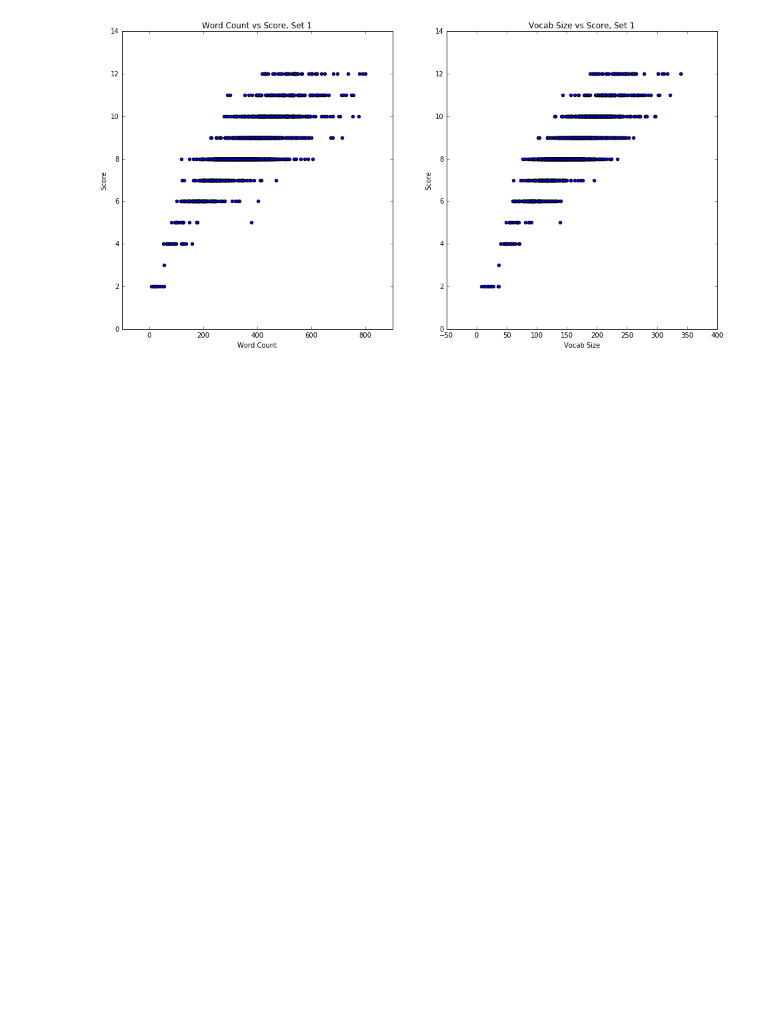
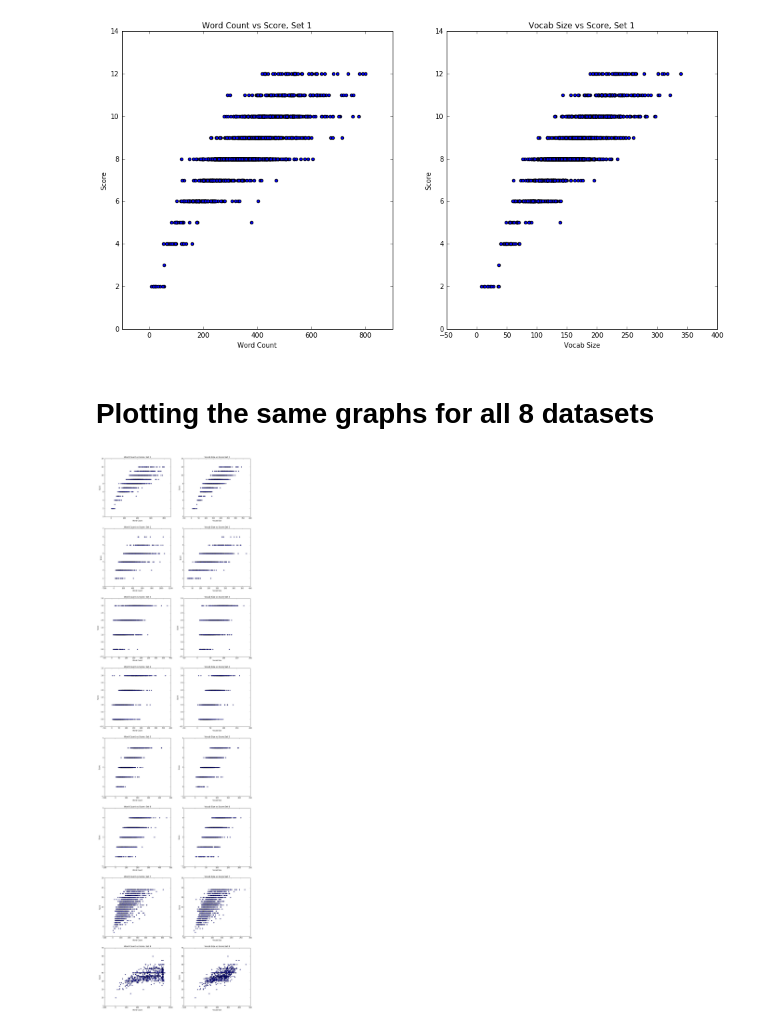
Before and after one commit to ComedianBlacki/Automated-Essay-Grading, a Jupyter notebook: report.ipynb, the cells around one changed output. Cells and saved outputs as stored; diff of their text form; code cells hidden in the pictures; blank space fills up the shorter version.

Commit message:
added graphs for all 8 datasets

```diff
--- a/report.ipynb
+++ b/report.ipynb
@@ -184,6 +192,7 @@ texts = train_by_set[0]['essay'].values
 
 # be aware that different essay sets have different scoring systems
 # be sure to choose correct column
+for train in train_by_set:
 scores = list(train_by_set[0]['domain1_score'].values)
 
 word_counts = []
@@ -195,7 +204,7 @@ print "Calculating word counts..."
 
 # calc vocab size and word counts
 for essay in texts:
-    vocabs.append(vectorizer2.fit_transform(split_by_words(essay)).toarray().shape[1])
+    vocabs.append(vectorizer.fit_transform(split_by_words(essay)).toarray().shape[1])
     word_counts.append(get_word_count(essay))
 
 
@@ -220,3 +229,42 @@ plt.show()
 Calculating word counts...
 Plotting data...
 [figure]
+# %% [markdown]
+# Plotting the same graphs for all 8 datasets
+# %%
+vectorizer = CountVectorizer()
+
+_, ax = plt.subplots(8, 2, figsize=(16, 60))
+
+# for dataset 1 - 4, we can use domain1_score
+
+def plot_visuals(data, title, ax1, ax2):
+    word_counts = []
+    vocabs = []
+    #scores = list(data[column_name].values)
+    scores = list(data['domain1_score'].values)
+
+    texts = data['essay'].values
+    for essay in texts:
+        vocabs.append(vectorizer.fit_transform(split_by_words(essay)).toarray().shape[1])
+        word_counts.append(get_word_count(essay))
+
+    # plot essay set number 1 word count versus score
+    ax1.set_title('Word Count vs Score: ' + title)
+    ax1.set_xlabel('Word Count')
+    ax1.set_ylabel('Score')
+    ax1.scatter(word_counts, scores)
+
+    # plot essay set number 1 vocab size versus score
+    ax2.set_title('Vocab Size vs Score:' + title)
+    ax2.set_xlabel('Vocab Size')
+    ax2.set_ylabel('Score')
+    ax2.scatter(vocabs, scores)
+
+for idx, train in enumerate(train_by_set):
+    title = 'Set ' + str(idx + 1)
+    plot_visuals(train, title, ax[idx][0], ax[idx][1])
+
+plt.show()
+# %% [output]
+[figure, added]
```
Also changed, not shown: parts of 2 cells of this notebook.
